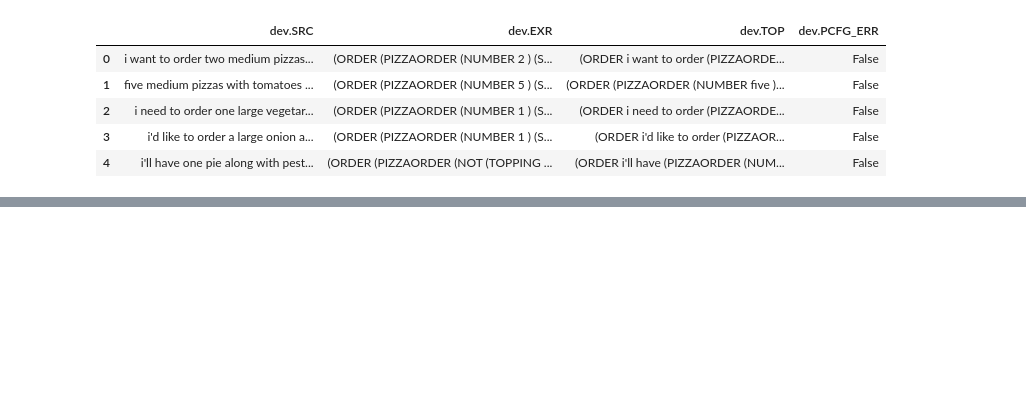
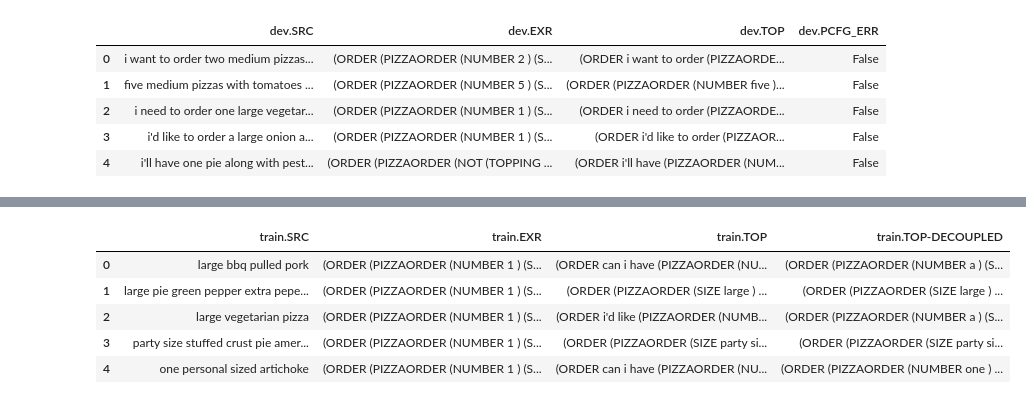
Before and after one commit to AhmedSamy02/NLP-Project, a Jupyter notebook: preprocessing.ipynb, the cells around one changed output, grey strips where cells are left out. Cells and saved outputs as stored; diff of their text form; code cells hidden in the pictures; blank space fills up the shorter version.

Commit message:
trying to handle negation

```diff
--- a/preprocessing.ipynb
+++ b/preprocessing.ipynb
@@ -22,0 +47,24 @@ def clean_text(text):
+# %%
+def handle_negation(text):
+    # Look for patterns like "no [word1] [word2] ..." and transform them
+    words = text.split()
+    transformed_words = []
+    negation_flag = False  # To track if we're negating
+
+    for i, word in enumerate(words):
+        if word.lower() in negation_words:  # Trigger negation
+            negation_flag = True
+            continue  # Skip adding "no" to the transformed text
+        elif negation_flag and (not re.match(r"[a-zA-Z]+", word) or word.lower() in stop_negation_words):  # End negation on punctuation or 'and'
+            negation_flag = False
+
+        # Prefix "NOT_" if negation flag is set
+        if negation_flag:
+            transformed_words.append(f"NOT_{word}")
+            if word in ['much']:
+                negation_flag = False
+        else:
+            if word.lower() not in stop_negation_words:
+                transformed_words.append(word)
+
+    return " ".join(transformed_words)
@@ -67 +136,13 @@ df_train.head()
+# %%
+df_train['train.SRC'] = df_train['train.SRC'].apply(handle_negation)
+df_dev['dev.SRC'] = df_dev['dev.SRC'].apply(handle_negation)
+
+df_train.head()
+# %% [output]
+|  | train.SRC | train.EXR | train.TOP | train.TOP-DECOUPLED |
+| 0 | large bbq pulled pork | (ORDER (PIZZAORDER (NUMBER 1 ) (S... | (ORDER can i have (PIZZAORDER (NU... | (ORDER (PIZZAORDER (NUMBER a ) (S... |
+| 1 | large pie green pepper extra pepe... | (ORDER (PIZZAORDER (NUMBER 1 ) (S... | (ORDER (PIZZAORDER (SIZE large ) ... | (ORDER (PIZZAORDER (SIZE large ) ... |
+| 2 | large vegetarian pizza | (ORDER (PIZZAORDER (NUMBER 1 ) (S... | (ORDER i'd like (PIZZAORDER (NUMB... | (ORDER (PIZZAORDER (NUMBER a ) (S... |
+| 3 | party size stuffed crust pie amer... | (ORDER (PIZZAORDER (NUMBER 1 ) (S... | (ORDER (PIZZAORDER (SIZE party si... | (ORDER (PIZZAORDER (SIZE party si... |
+| 4 | one personal sized artichoke | (ORDER (PIZZAORDER (NUMBER 1 ) (S... | (ORDER can i have (PIZZAORDER (NU... | (ORDER (PIZZAORDER (NUMBER one ) ... |
 # %%
```
Also changed, not shown: parts of 11 cells of this notebook.
